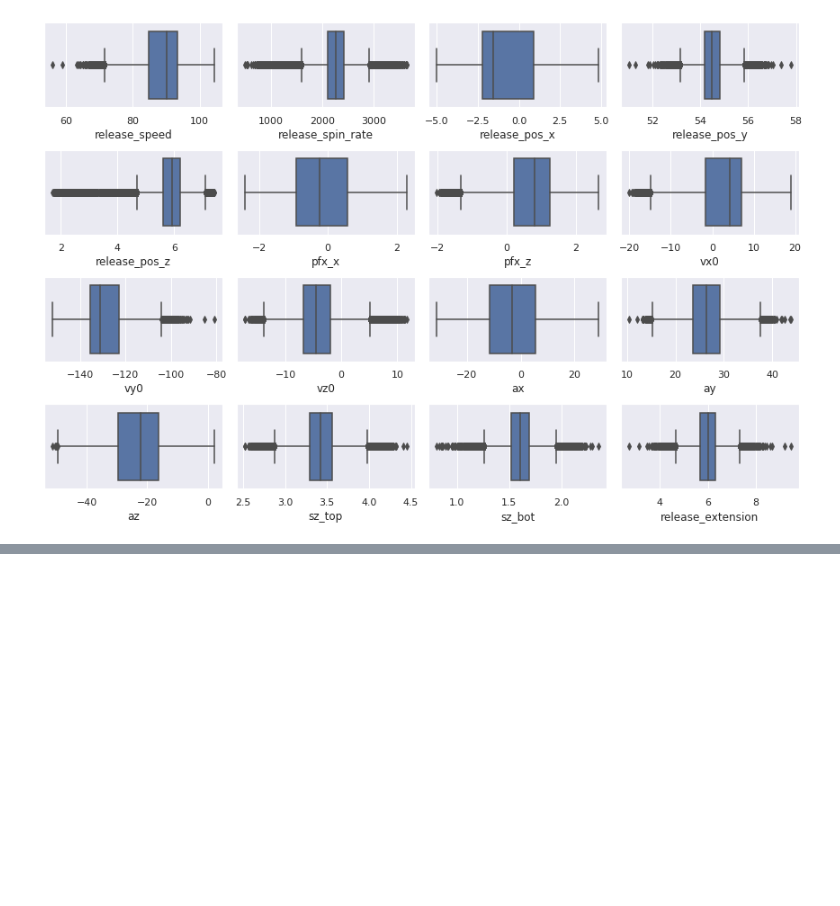
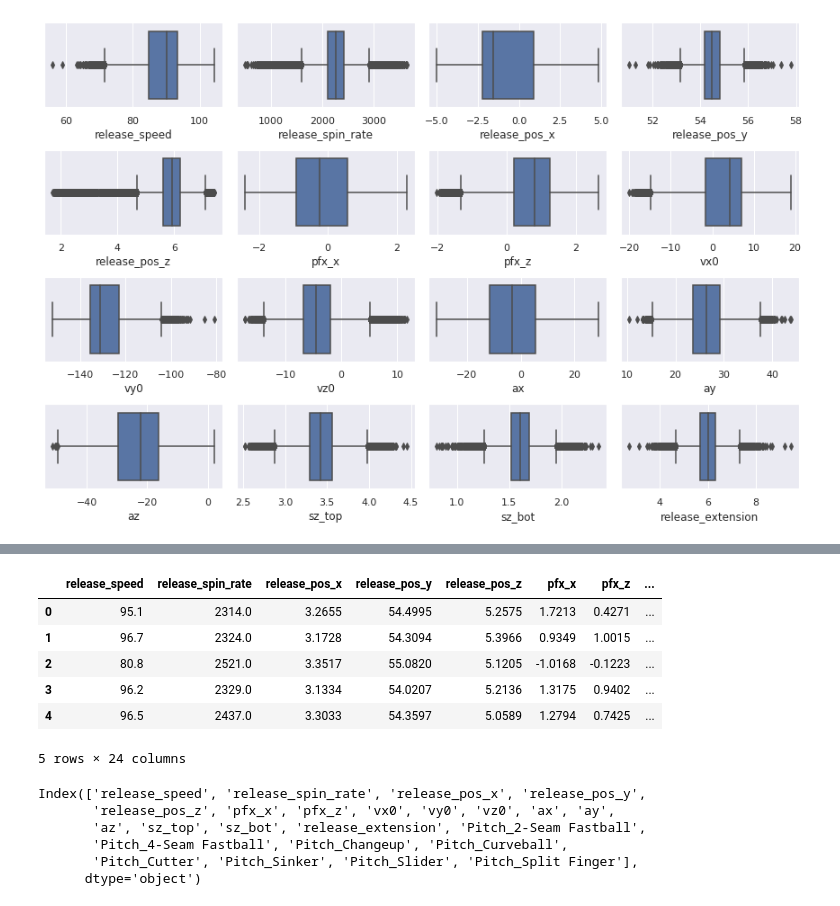
Before and after one commit to khickey25/Capstone-Project, a Jupyter notebook: Baseball_Data/Baseball_base_pipeline.ipynb, the cells around one changed output, grey strips where cells are left out. Cells and saved outputs as stored; diff of their text form; code cells hidden in the pictures; blank space fills up the shorter version.

Commit message:
finishing initial pipelines

```diff
--- a/Baseball_Data/Baseball_base_pipeline.ipynb
+++ b/Baseball_Data/Baseball_base_pipeline.ipynb
@@ -308,22 +317,41 @@ visualize tree
+# %%
+result = baseball['description'].copy()
+result = result.replace({'ball':0, 'called_strike':1})
+
+baseball = pd.get_dummies(baseball.iloc[:, :-1], prefix = 'Pitch')
+baseball.head()
+# %% [output]
+|  | release_speed | release_spin_rate | release_pos_x | release_pos_y | release_pos_z | pfx_x | pfx_z | ... |
+| 0 | 95.1 | 2314.0 | 3.2655 | 54.4995 | 5.2575 | 1.7213 | 0.4271 | ... |
+| 1 | 96.7 | 2324.0 | 3.1728 | 54.3094 | 5.3966 | 0.9349 | 1.0015 | ... |
+| 2 | 80.8 | 2521.0 | 3.3517 | 55.0820 | 5.1205 | -1.0168 | -0.1223 | ... |
+| 3 | 96.2 | 2329.0 | 3.1334 | 54.0207 | 5.2136 | 1.3175 | 0.9402 | ... |
+| 4 | 96.5 | 2437.0 | 3.3033 | 54.3597 | 5.0589 | 1.2794 | 0.7425 | ... |
+5 rows × 24 columns
 # %%
 from imblearn.datasets import make_imbalance
-from imblearn.over_sampling import RandomOverSampler
+from imblearn.over_sampling import RandomOverSampler, SMOTE
 from imblearn.pipeline import make_pipeline
 from imblearn.metrics import classification_report_imbalanced
-from sklearn.preprocessing import OneHotEncoder
+from sklearn.preprocessing import OneHotEncoder, StandardScaler
 from sklearn.tree import DecisionTreeClassifier
 from sklearn.model_selection import train_test_split
-
-#Encode the target as 1:strike, 0:ball
-baseball['description'] = baseball['description'].replace({'ball':0, 'called_strike':1})
+from sklearn.pipeline import Pipeline
+from sklearn.compose import ColumnTransformer
+from sklearn.metrics import classification_report, confusion_matrix
 
 
-#initiate one hot encoder and tree
-one_hot = OneHotEncoder()
-dt = DecisionTreeClassifier()
-
-#make the pipeline
-pipe = make_pipeline(
-    RandomOverSampler(ratio = .5, random_state = 2019),
-                      one_hot,
-                      dt)
+#split the data into training and testing splits
+X_train, X_test, y_train, y_test = train_test_split(baseball,
+                                                    result,
+                                                    random_state = 2019, test_size = .15)
+X_train, X_val, y_train, y_val = train_test_split(X_train, y_train,
+                                                 random_state=2019, test_size=.2)
+X_train.columns
+# %% [output]
+Index(['release_speed', 'release_spin_rate', 'release_pos_x', 'release_pos_y',
+       'release_pos_z', 'pfx_x', 'pfx_z', 'vx0', 'vy0', 'vz0', 'ax', 'ay',
+       'az', 'sz_top', 'sz_bot', 'release_extension', 'Pitch_2-Seam Fastball',
+       'Pitch_4-Seam Fastball', 'Pitch_Changeup', 'Pitch_Curveball',
+       'Pitch_Cutter', 'Pitch_Sinker', 'Pitch_Slider', 'Pitch_Split Finger'],
+      dtype='object')
```
Also changed, not shown: parts of 22 cells of this notebook, 1 other file.
